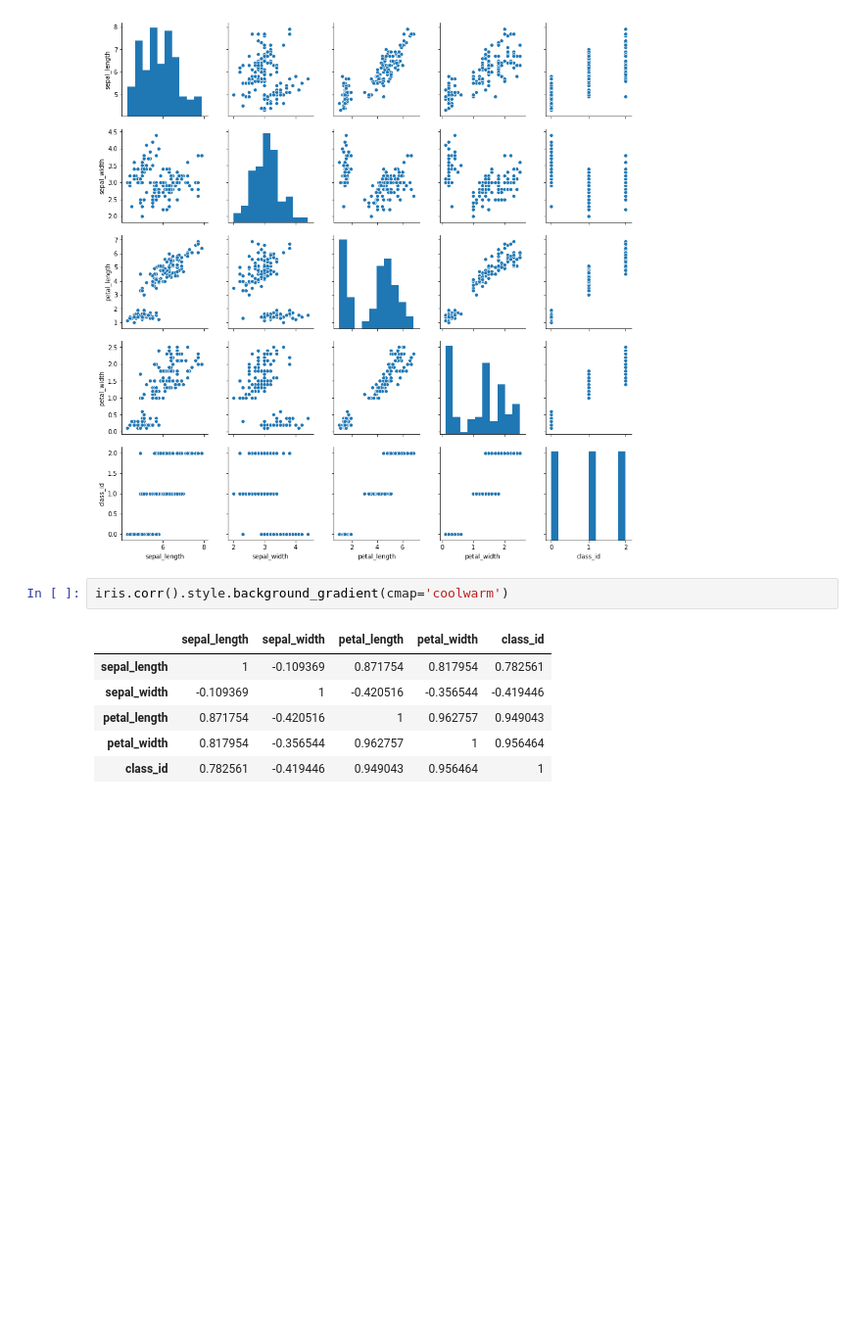
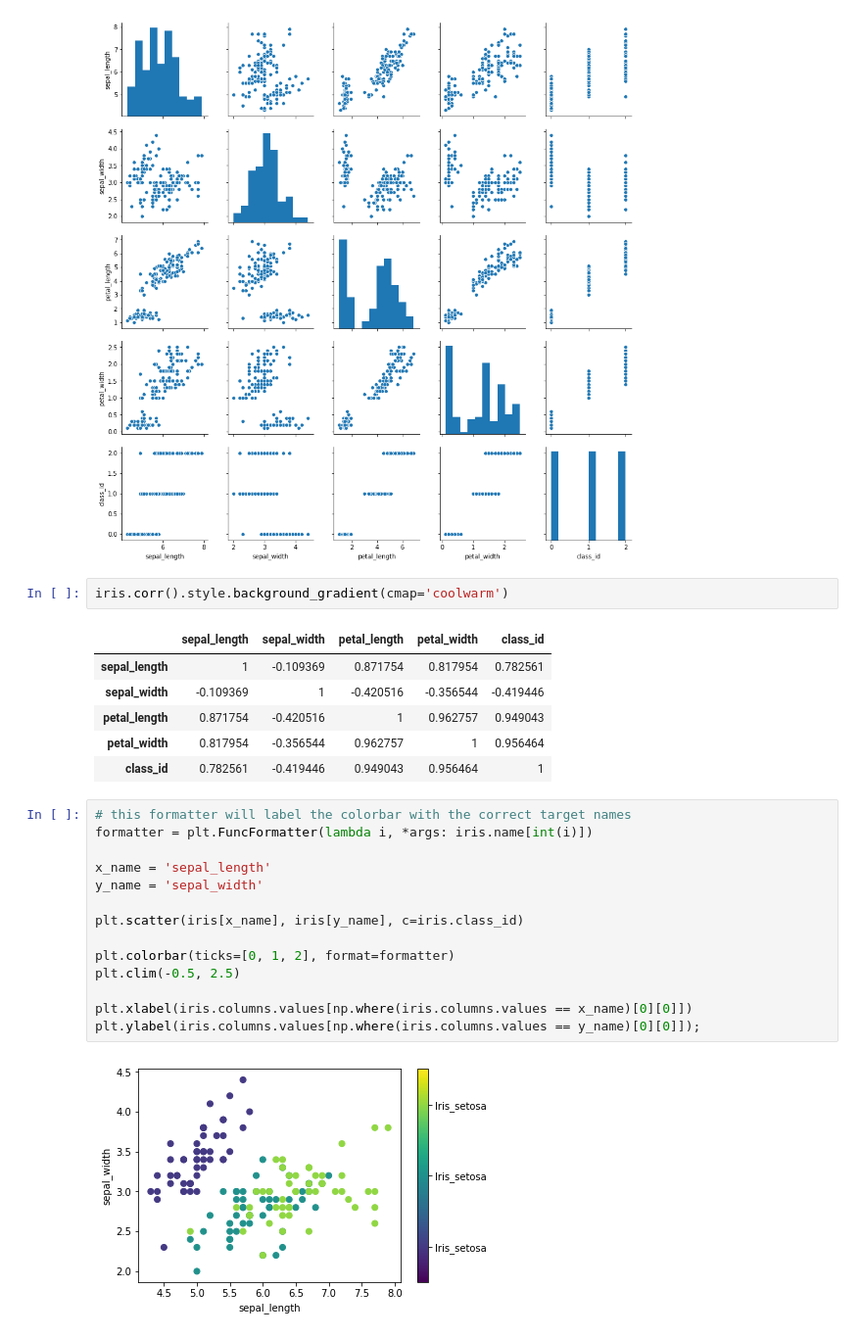
Before and after one commit to m-a-h-e/python-basics, a Jupyter notebook: pandas-data-visualization.ipynb, the cells around one changed output. Shown at 98% size. Saved outputs shown, nothing was run; the diff lists cells and outputs as text; blank space fills up the shorter version.

```diff
--- a/pandas-data-visualization.ipynb
+++ b/pandas-data-visualization.ipynb
@@ -51,3 +51,19 @@ iris.corr().style.background_gradient(cmap='coolwarm')
 | petal_length | 0.871754 | -0.420516 | 1 | 0.962757 | 0.949043 |
 | petal_width | 0.817954 | -0.356544 | 0.962757 | 1 | 0.956464 |
 | class_id | 0.782561 | -0.419446 | 0.949043 | 0.956464 | 1 |
+# %%
+# this formatter will label the colorbar with the correct target names
+formatter = plt.FuncFormatter(lambda i, *args: iris.name[int(i)])
+
+x_name = 'sepal_length'
+y_name = 'sepal_width'
+
+plt.scatter(iris[x_name], iris[y_name], c=iris.class_id)
+
+plt.colorbar(ticks=[0, 1, 2], format=formatter)
+plt.clim(-0.5, 2.5)
+
+plt.xlabel(iris.columns.values[np.where(iris.columns.values == x_name)[0][0]])
+plt.ylabel(iris.columns.values[np.where(iris.columns.values == y_name)[0][0]]);
+# %% [output]
+[figure, added]
```
